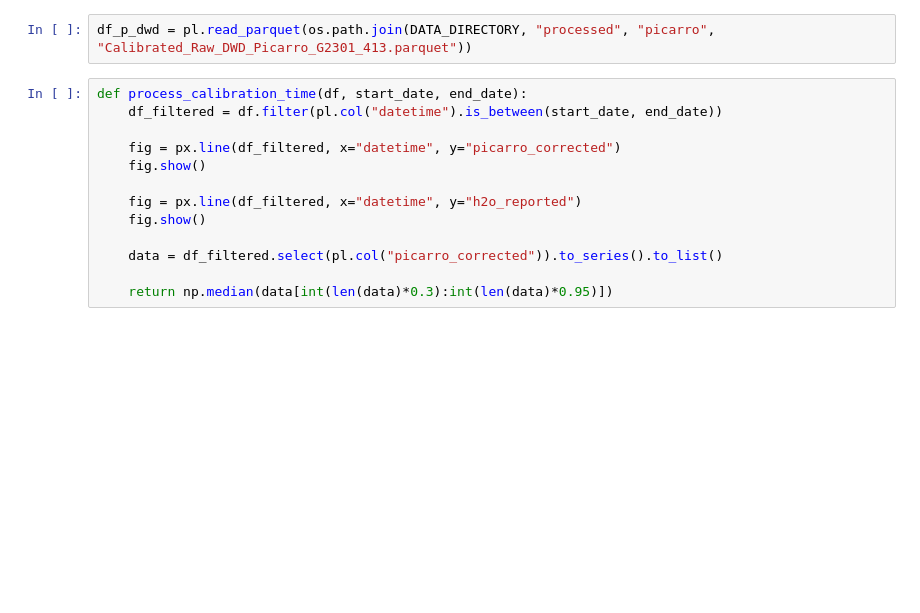
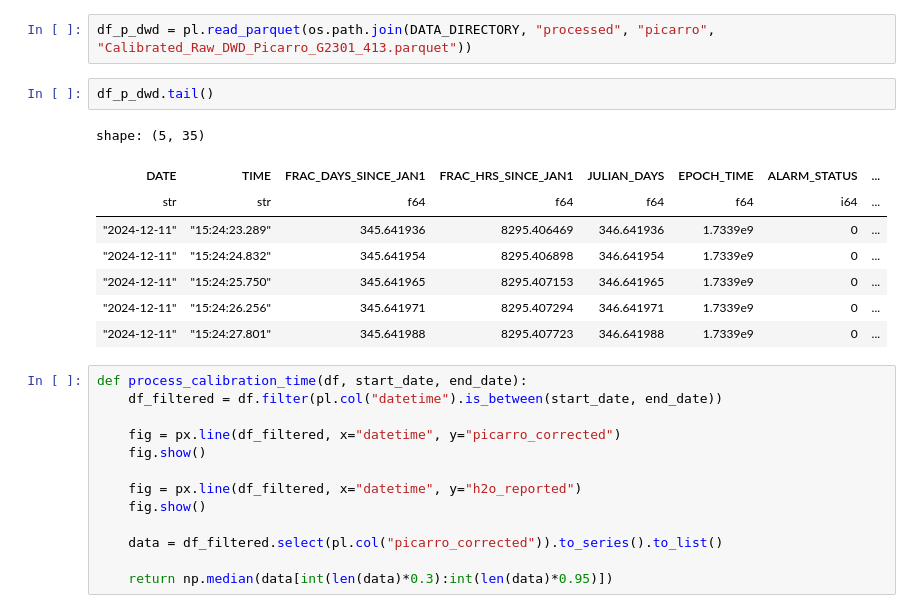
Before and after one commit to tum-esm/ACROPOLIS-data-processing, a Jupyter notebook: notebooks/analysis_calibration_gas/third_batch.ipynb, the cells around one changed output. Drawn from its saved outputs; the diff is of its cells as text; blank space fills up the shorter version.

```diff
--- a/notebooks/analysis_calibration_gas/third_batch.ipynb
+++ b/notebooks/analysis_calibration_gas/third_batch.ipynb
@@ -9,6 +9,17 @@ from datetime import datetime, timezone
 DATA_DIRECTORY = os.environ.get("DATA_DIRECTORY")
 # %%
 df_p_dwd = pl.read_parquet(os.path.join(DATA_DIRECTORY, "processed", "picarro", "Calibrated_Raw_DWD_Picarro_G2301_413.parquet"))
+# %%
+df_p_dwd.tail()
+# %% [output]
+shape: (5, 35)
+| DATE | TIME | FRAC_DAYS_SINCE_JAN1 | FRAC_HRS_SINCE_JAN1 | JULIAN_DAYS | EPOCH_TIME | ALARM_STATUS | ... |
+| str | str | f64 | f64 | f64 | f64 | i64 | ... |
+| "2024-12-11" | "15:24:23.289" | 345.641936 | 8295.406469 | 346.641936 | 1.7339e9 | 0 | ... |
+| "2024-12-11" | "15:24:24.832" | 345.641954 | 8295.406898 | 346.641954 | 1.7339e9 | 0 | ... |
+| "2024-12-11" | "15:24:25.750" | 345.641965 | 8295.407153 | 346.641965 | 1.7339e9 | 0 | ... |
+| "2024-12-11" | "15:24:26.256" | 345.641971 | 8295.407294 | 346.641971 | 1.7339e9 | 0 | ... |
+| "2024-12-11" | "15:24:27.801" | 345.641988 | 8295.407723 | 346.641988 | 1.7339e9 | 0 | ... |
 # %%
 def process_calibration_time(df, start_date, end_date):
     df_filtered = df.filter(pl.col("datetime").is_between(start_date, end_date))
```
Also changed, not shown: parts of 4 cells of this notebook, 8 other files.
